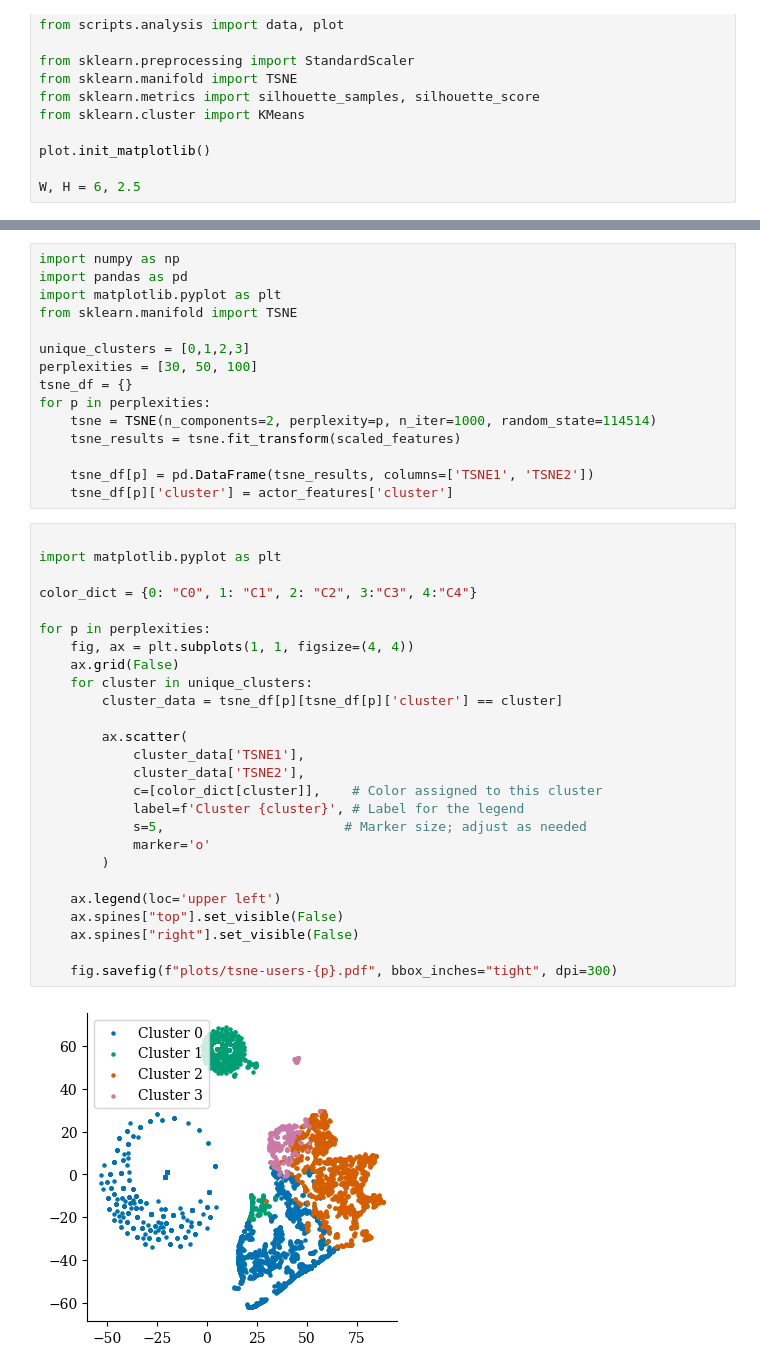
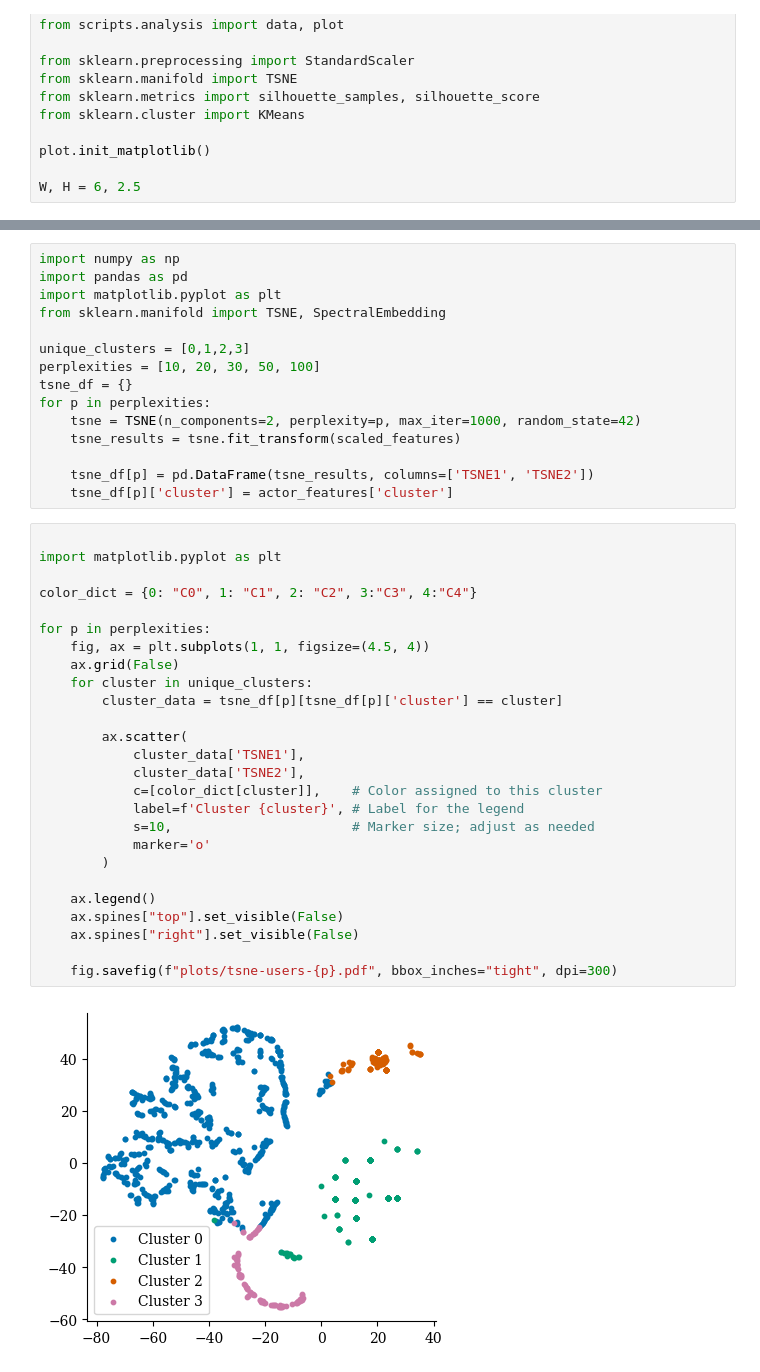
Before and after one commit to hehao98/StarScout, a Jupyter notebook: rq3-clustering.ipynb, the cells around one changed output, grey strips where cells are left out. Drawn from its saved outputs; the diff is of its cells as text.

```diff
--- a/rq3-clustering.ipynb
+++ b/rq3-clustering.ipynb
@@ -210,13 +210,13 @@ cluster
 import numpy as np
 import pandas as pd
 import matplotlib.pyplot as plt
-from sklearn.manifold import TSNE
+from sklearn.manifold import TSNE, SpectralEmbedding
 
 unique_clusters = [0,1,2,3]
-perplexities = [30, 50, 100]
+perplexities = [10, 20, 30, 50, 100]
 tsne_df = {}
 for p in perplexities:
-    tsne = TSNE(n_components=2, perplexity=p, n_iter=1000, random_state=114514)
+    tsne = TSNE(n_components=2, perplexity=p, max_iter=1000, random_state=42)
     tsne_results = tsne.fit_transform(scaled_features)
 
     tsne_df[p] = pd.DataFrame(tsne_results, columns=['TSNE1', 'TSNE2'])
@@ -224,28 +224,28 @@ for p in perplexities:
 # %%
 
 import matplotlib.pyplot as plt
 
 color_dict = {0: "C0", 1: "C1", 2: "C2", 3:"C3", 4:"C4"}
 
 for p in perplexities:
-    fig, ax = plt.subplots(1, 1, figsize=(4, 4))
+    fig, ax = plt.subplots(1, 1, figsize=(4.5, 4))
     ax.grid(False)
     for cluster in unique_clusters:
         cluster_data = tsne_df[p][tsne_df[p]['cluster'] == cluster]
 
         ax.scatter(
             cluster_data['TSNE1'],
             cluster_data['TSNE2'],
             c=[color_dict[cluster]],    # Color assigned to this cluster
             label=f'Cluster {cluster}', # Label for the legend
-            s=5,                       # Marker size; adjust as needed
+            s=10,                       # Marker size; adjust as needed
             marker='o'
         )
 
-    ax.legend(loc='upper left')
+    ax.legend()
     ax.spines["top"].set_visible(False)
     ax.spines["right"].set_visible(False)
 
     fig.savefig(f"plots/tsne-users-{p}.pdf", bbox_inches="tight", dpi=300)
 # %% [output]
-[figure, old version]
+[figure, new version]
```
Also changed, not shown: parts of 5 cells of this notebook.
